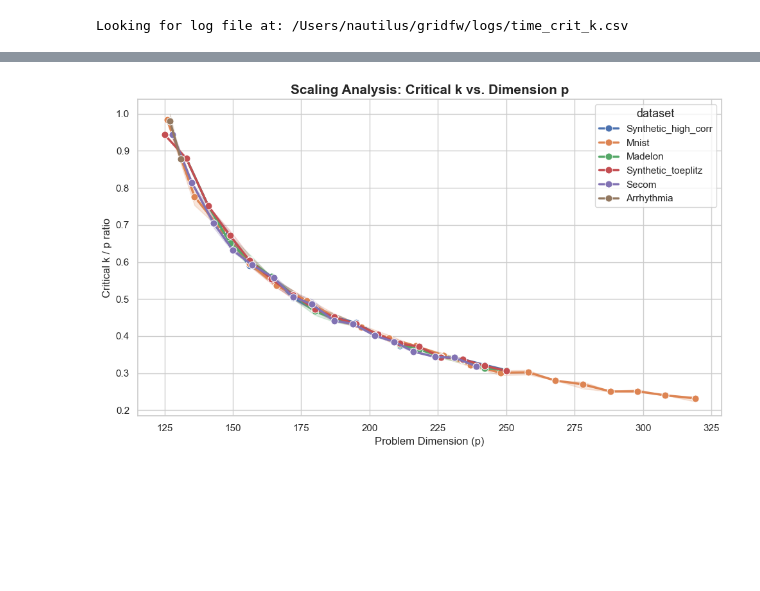
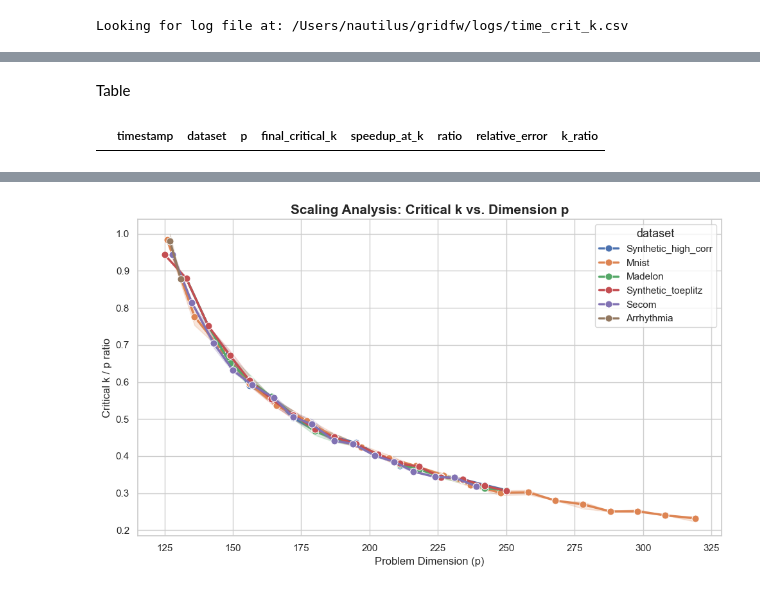
Before and after one commit to SnowHana/gridfw, a Jupyter notebook: scripts/test4_critical_k.ipynb, the cells around one changed output, grey strips where cells are left out. Drawn from its saved outputs; the diff is of its cells as text; code cells hidden in the pictures; blank space fills up the shorter version.

```diff
--- a/scripts/test4_critical_k.ipynb
+++ b/scripts/test4_critical_k.ipynb
@@ -57,0 +69,6 @@ df = df[(df["speedup_at_k"] > 0.95) & (df["speedup_at_k"] < 1.05)]
+# %% [markdown]
+Table
+# %%
+df[df['p'] > 400]
+# %% [output]
+|  | timestamp | dataset | p | final_critical_k | speedup_at_k | ratio | relative_error | k_ratio |
```
Also changed, not shown: parts of 9 cells of this notebook, 25 other files.
